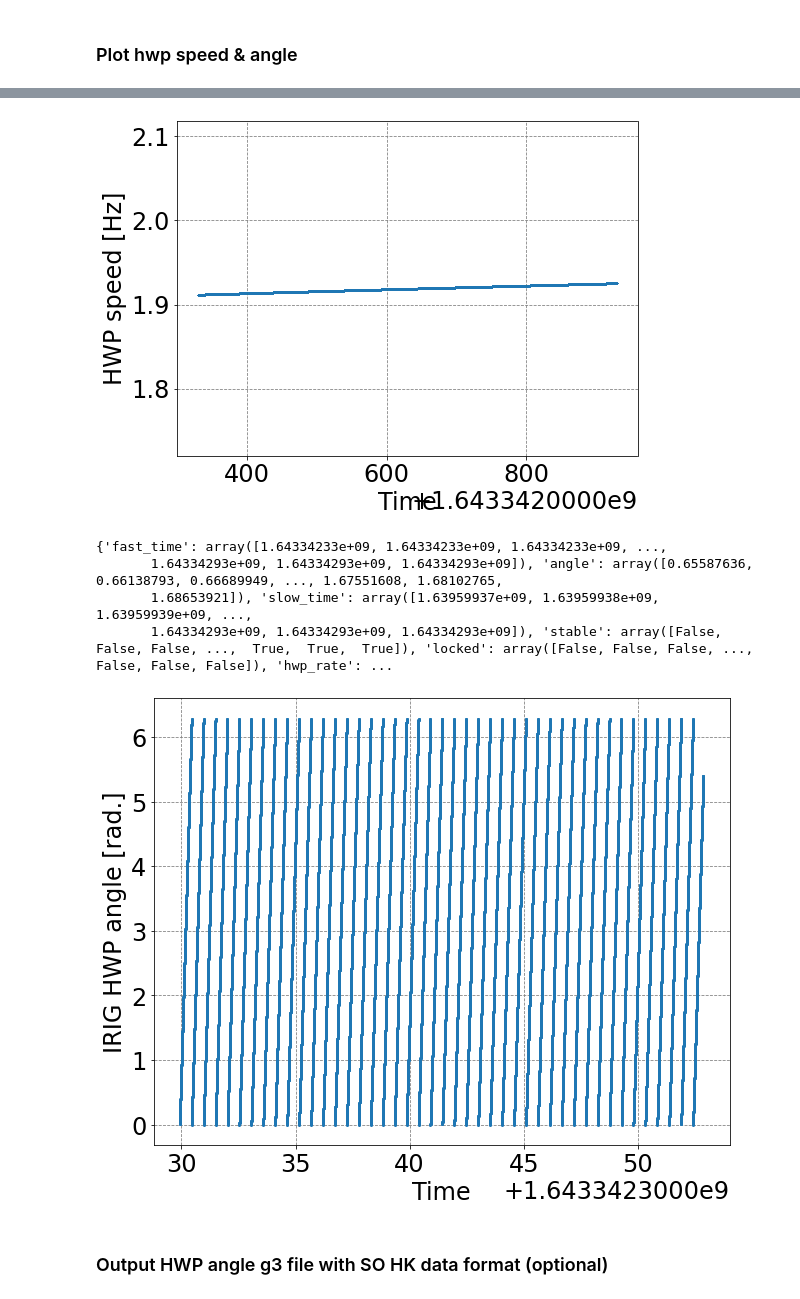
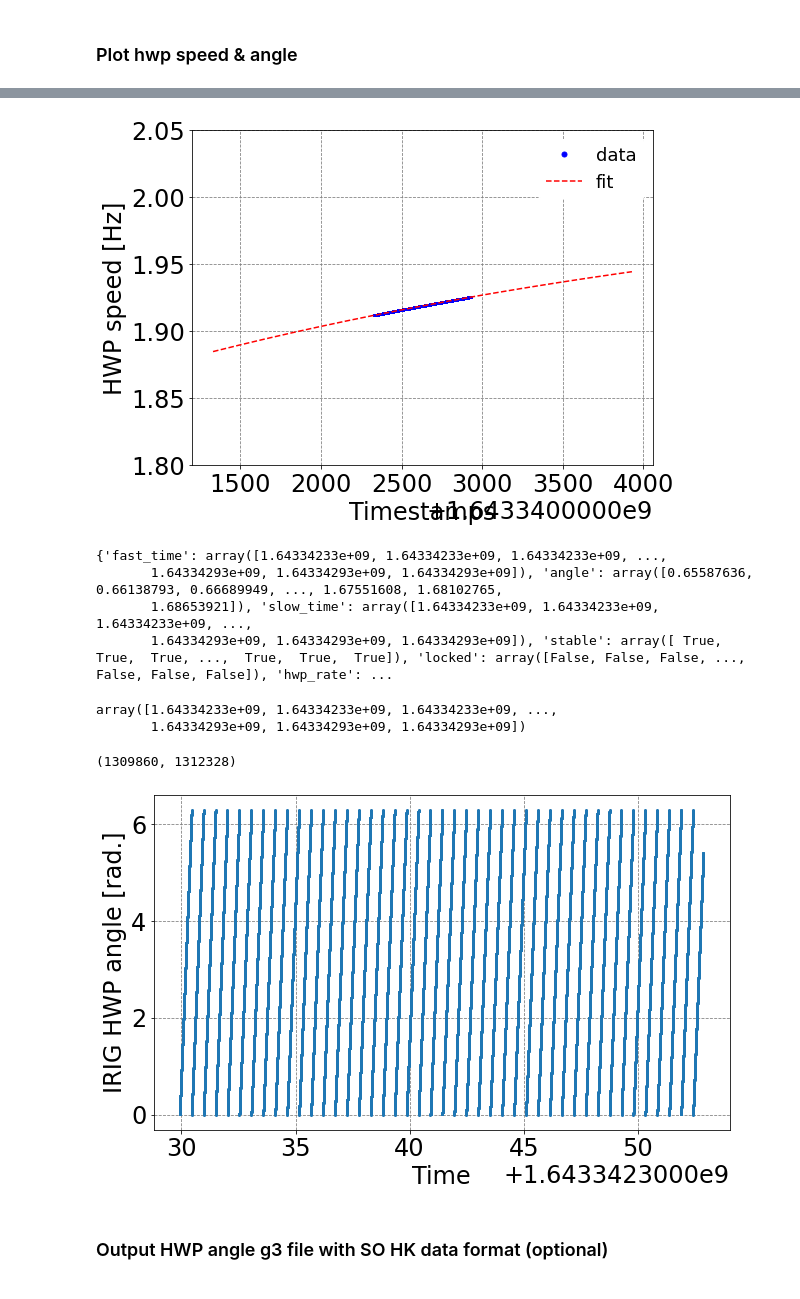
Before and after one commit to yukisakurai/so_pwg_tutorial, a Jupyter notebook: tutorial_hwp.ipynb, the cells around one changed output, grey strips where cells are left out. Saved outputs shown, nothing was run; the diff lists cells and outputs as text; code cells hidden in the pictures.

```diff
--- a/tutorial_hwp.ipynb
+++ b/tutorial_hwp.ipynb
@@ -36,7 +38,7 @@ data_spinup = hwp.load_data(start, end, archive_path)
 # %%
 start, end = 1643342329, 1643342929 # 2Hz rotation data from TSAT (Pton)
 archive_path = '/mnt/so1/data/pton-tsat/hk/' # path to HK data archive
-hwp = G3tHWP()
+hwp = update_hwp_angle()
 data_rot = hwp.load_data(start, end, archive_path)
 # %% [markdown]
 ### Analyze loaded HWP parameters and return angles
@@ -67,4 +67,7 @@ print(solved_file['hwp_rate'][np.where(solved_file['locked'])])
 [0.6580408  0.6580408  0.6580408  ... 0.76666377 0.76666377 0.76666377]
 # %% [markdown]
 ### Plot hwp speed & angle
+# %%
+def fit_hwp_speed(x,a,b,c,d):
+       return a*np.exp(-b*x + c) + d
 # %%
@@ -80,0 +84,8 @@ plt.show()
+# %%
+plt.figure(figsize=(10,6))
+plt.xlabel('Timestamps')
+plt.ylabel('HWP speed [Hz]')
+idx = np.where(solved_rot['locked'])
+plt.plot(solved_rot['slow_time'][idx],solved_rot['hwp_rate'][idx],'.', markersize=0.1)
+plt.ylim(solved_rot['hwp_rate'][idx].min()*0.9,solved_rot['hwp_rate'][idx].max()*1.1)
+plt.show()
@@ -81,30 +94,46 @@ plt.show()
+# %%
+popt, pcov = sp.optimize.curve_fit(fit_hwp_speed, solved_rot['slow_time'][idx] - solved_rot['slow_time'][idx][0], solved_rot['hwp_rate'][idx],p0=[-1,1e-3,1,1])
 # %%
+plt_time = np.arange(solved_rot['slow_time'][idx][0]-1000,solved_rot['slow_time'][idx][-1]+1000,0.1)
 plt.figure(figsize=(8,6))
-plt.xlabel('Time')
+plt.xlabel('Timestamps')
 plt.ylabel('HWP speed [Hz]')
 idx = np.where(solved_rot['locked'])
-plt.plot(solved_rot['slow_time'][idx],solved_rot['hwp_rate'][idx],'.', markersize=0.1)
-plt.ylim(solved_rot['hwp_rate'][idx].min()*0.9,solved_rot['hwp_rate'][idx].max()*1.1)
+plt.plot(solved_rot['slow_time'][idx],solved_rot['hwp_rate'][idx],'.b', markersize=1,label='data')
+plt.plot(plt_time,fit_hwp_speed(plt_time - solved_rot['slow_time'][idx][0], *popt),'--r',label='fit')
+plt.ylim(1.8,2.05)
+plt.legend(markerscale=10)
 plt.show()
 # %% [output]
-[figure, old version]
+[figure, new version]
 # %%
 print(solved_rot)
 # %% [output]
 {'fast_time': array([1.64334233e+09, 1.64334233e+09, 1.64334233e+09, ...,
        1.64334293e+09, 1.64334293e+09, 1.64334293e+09]), 'angle': array([0.65587636, 0.66138793, 0.66689949, ..., 1.67551608, 1.68102765,
-       1.68653921]), 'slow_time': array([1.63959937e+09, 1.63959938e+09, 1.63959939e+09, ...,
-       1.64334293e+09, 1.64334293e+09, 1.64334293e+09]), 'stable': array([False, False, False, ...,  True,  True,  True]), 'locked': array([False, False, False, ..., False, False, False]), 'hwp_rate': ...
+       1.68653921]), 'slow_time': array([1.64334233e+09, 1.64334233e+09, 1.64334233e+09, ...,
+       1.64334293e+09, 1.64334293e+09, 1.64334293e+09]), 'stable': array([ True,  True,  True, ...,  True,  True,  True]), 'locked': array([False, False, False, ..., False, False, False]), 'hwp_rate': ...
+# %%
+np.argwhere(solved_rot['locked']).flatten()
+(solved_rot['fast_time'])[idx]
+# %% [output]
+array([1.64334233e+09, 1.64334233e+09, 1.64334233e+09, ...,
+       1.64334293e+09, 1.64334293e+09, 1.64334293e+09])
+# %%
+idx = np.argwhere(solved_rot['locked']).flatten()
+len(idx),len(solved_rot['fast_time'])
+# %% [output]
+(1309860, 1312328)
 # %%
 n = 50000
-plt.figure(figsize=(10,8))
+plt.figure(figsize=(10,6))
 plt.xlabel('Time')
 plt.ylabel('IRIG HWP angle [rad.]')
-idx = np.where(solved['locked'])
-plt.plot(solved['fast_time'][idx][:n], solved['angle'][idx][:n], '.',markersize=4)
+idx = np.argwhere(solved_rot['locked']).flatten()
+plt.plot(solved_rot['fast_time'][idx][:n], solved_rot['angle'][idx][:n], '.',markersize=4)
 plt.show()
 # %% [output]
-[figure, old version]
+[figure, new version]
 # %% [markdown]
 ### Output HWP angle g3 file with SO HK data format (optional)
 # %%
```
Also changed, not shown: parts of 27 cells of this notebook, 1 other file.
